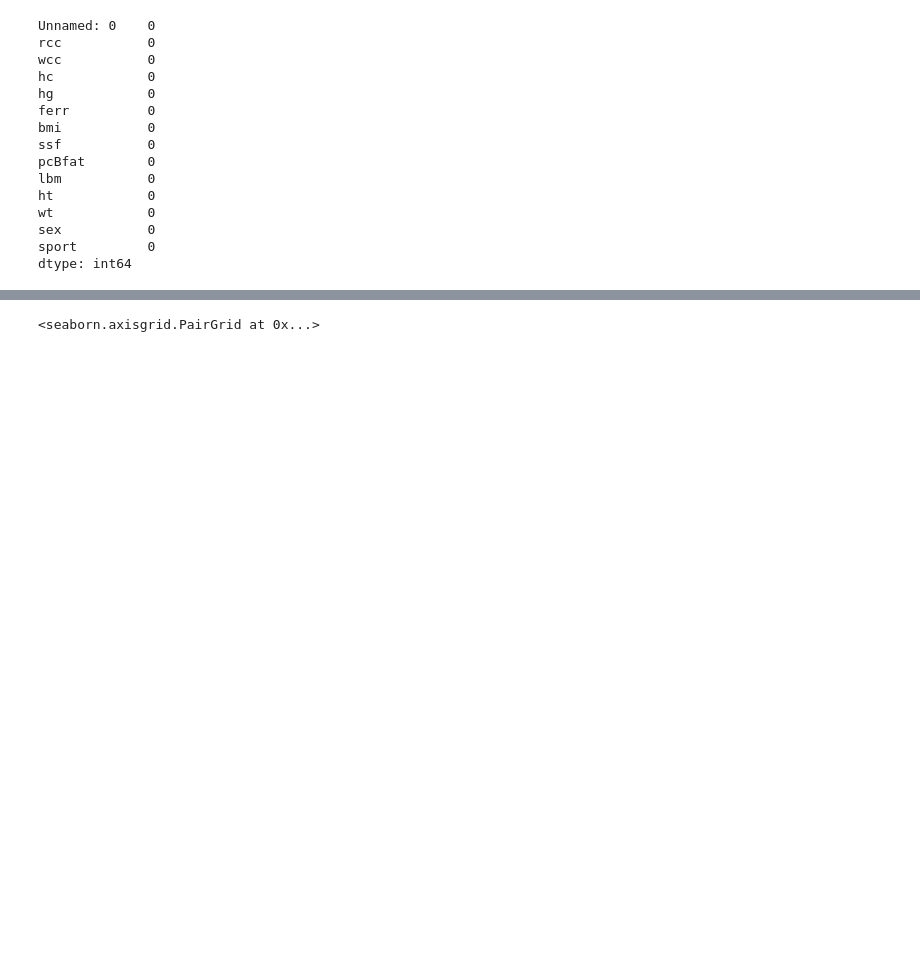
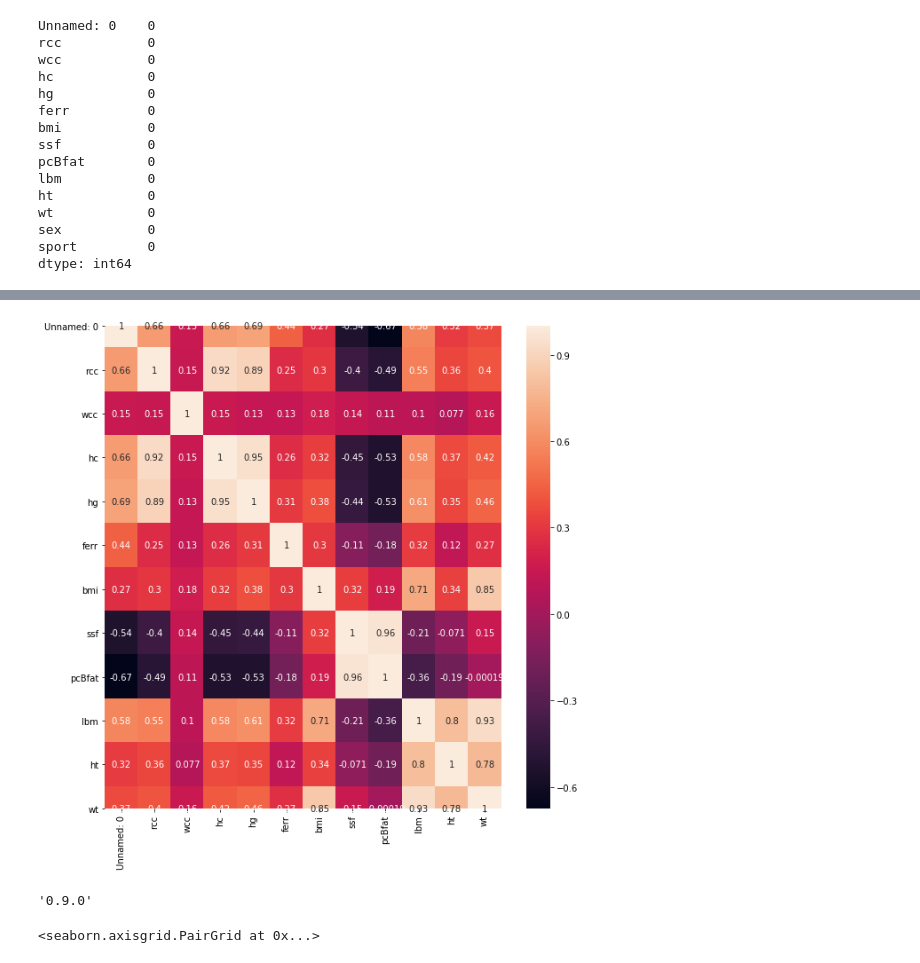
Before and after one commit to allenj813/DS-SYD-PT-24FEB, a Jupyter notebook: Module_6/Labs/IOD_Lab 6.1.1 vAJ.ipynb, the cells around one changed output, grey strips where cells are left out. Drawn from its saved outputs; the diff is of its cells as text; code cells hidden in the pictures; blank space fills up the shorter version.

```diff
--- a/Module_6/Labs/IOD_Lab 6.1.1 vAJ.ipynb
+++ b/Module_6/Labs/IOD_Lab 6.1.1 vAJ.ipynb
@@ -162,3 +177,15 @@ sns.heatmap(data.corr(), annot = True)
+# %%
+# Get heatmap of correlation
+num_cols = data.select_dtypes(include="number").columns.tolist()
+plt.figure(figsize=(10,10))
+sns.heatmap(data[num_cols].corr(), annot = True)
+plt.show()
+# %% [output]
+[figure, added]
+# %%
+sns.__version__
+# %% [output]
+'0.9.0'
 # %%
 sns.pairplot(data, hue='sex')
 # %% [output]
```
Also changed, not shown: parts of 4 cells of this notebook, 3 other files.
